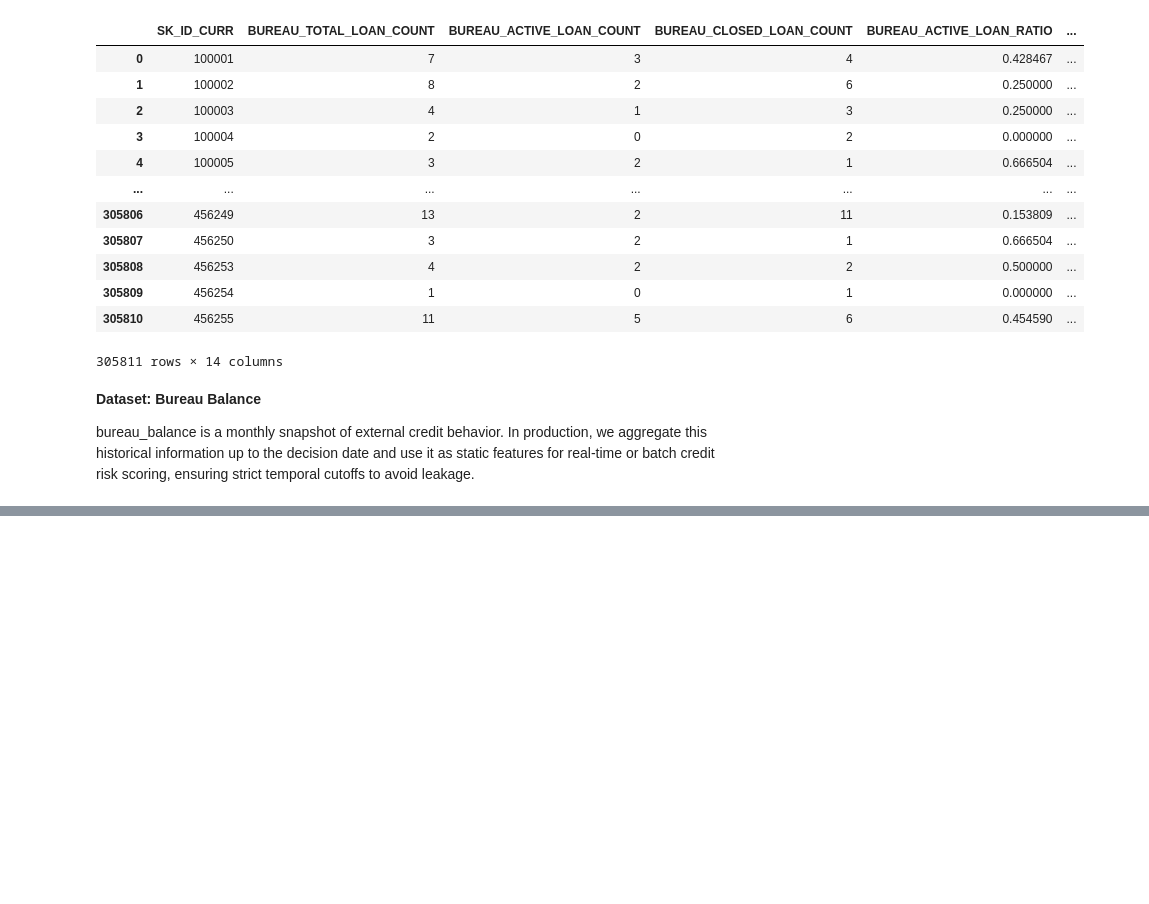
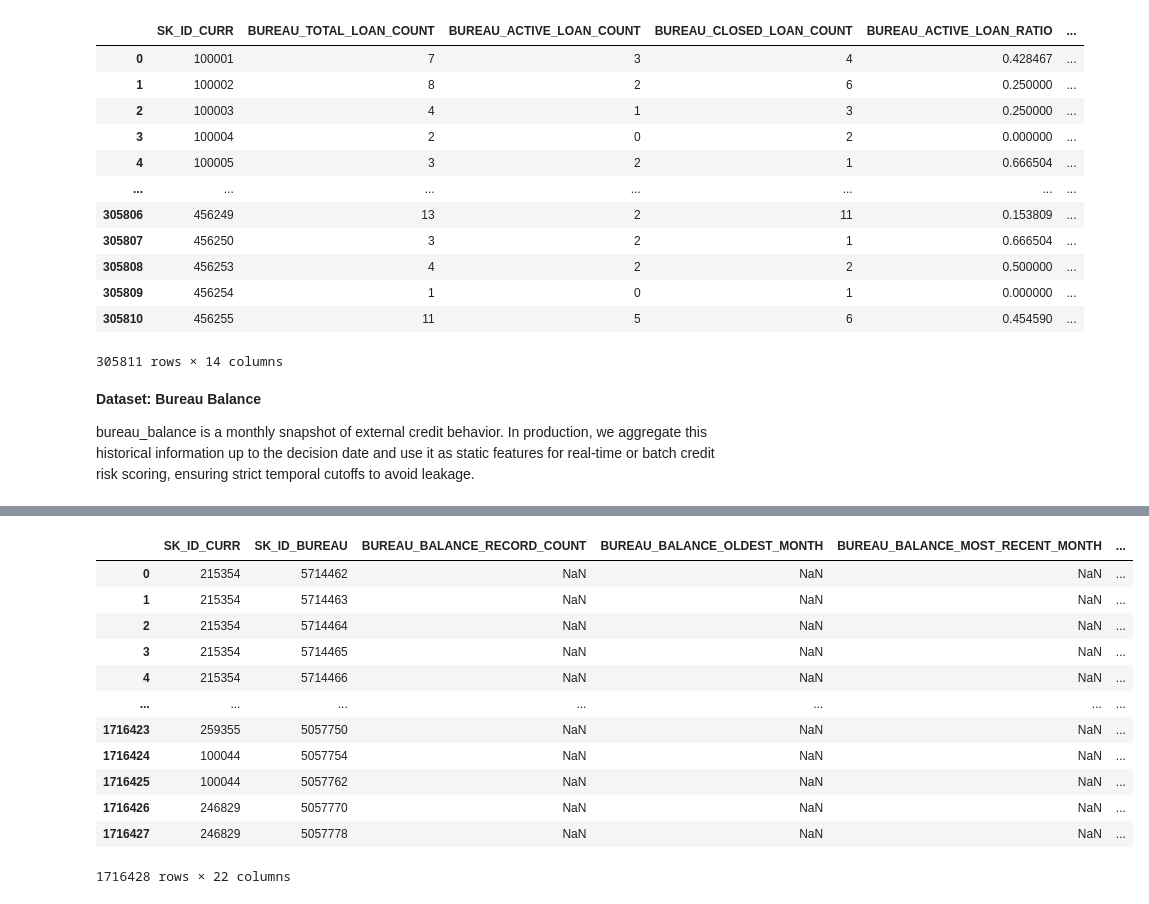
Before and after one commit to h90a00l/home_credit_default_risk_mle, a Jupyter notebook: notebooks/exploratory_data_analysis.ipynb, the cells around one changed output, grey strips where cells are left out. Cells and saved outputs as stored; diff of their text form; code cells hidden in the pictures; blank space fills up the shorter version.

```diff
--- a/notebooks/exploratory_data_analysis.ipynb
+++ b/notebooks/exploratory_data_analysis.ipynb
@@ -260,0 +223,17 @@ S
+# %%
+df = bureau_df[["SK_ID_CURR", "SK_ID_BUREAU"]].merge(bureau_balance_features, on="SK_ID_BUREAU", how="left").merge(bureau_features, on="SK_ID_CURR", how="left")
+df
+# %% [output]
+|  | SK_ID_CURR | SK_ID_BUREAU | BUREAU_BALANCE_RECORD_COUNT | BUREAU_BALANCE_OLDEST_MONTH | BUREAU_BALANCE_MOST_RECENT_MONTH | ... |
+| 0 | 215354 | 5714462 | NaN | NaN | NaN | ... |
+| 1 | 215354 | 5714463 | NaN | NaN | NaN | ... |
+| 2 | 215354 | 5714464 | NaN | NaN | NaN | ... |
+| 3 | 215354 | 5714465 | NaN | NaN | NaN | ... |
+| 4 | 215354 | 5714466 | NaN | NaN | NaN | ... |
+| ... | ... | ... | ... | ... | ... | ... |
+| 1716423 | 259355 | 5057750 | NaN | NaN | NaN | ... |
+| 1716424 | 100044 | 5057754 | NaN | NaN | NaN | ... |
+| 1716425 | 100044 | 5057762 | NaN | NaN | NaN | ... |
+| 1716426 | 246829 | 5057770 | NaN | NaN | NaN | ... |
+| 1716427 | 246829 | 5057778 | NaN | NaN | NaN | ... |
+1716428 rows × 22 columns
```
Also changed, not shown: parts of 10 cells of this notebook, 1 other file.
